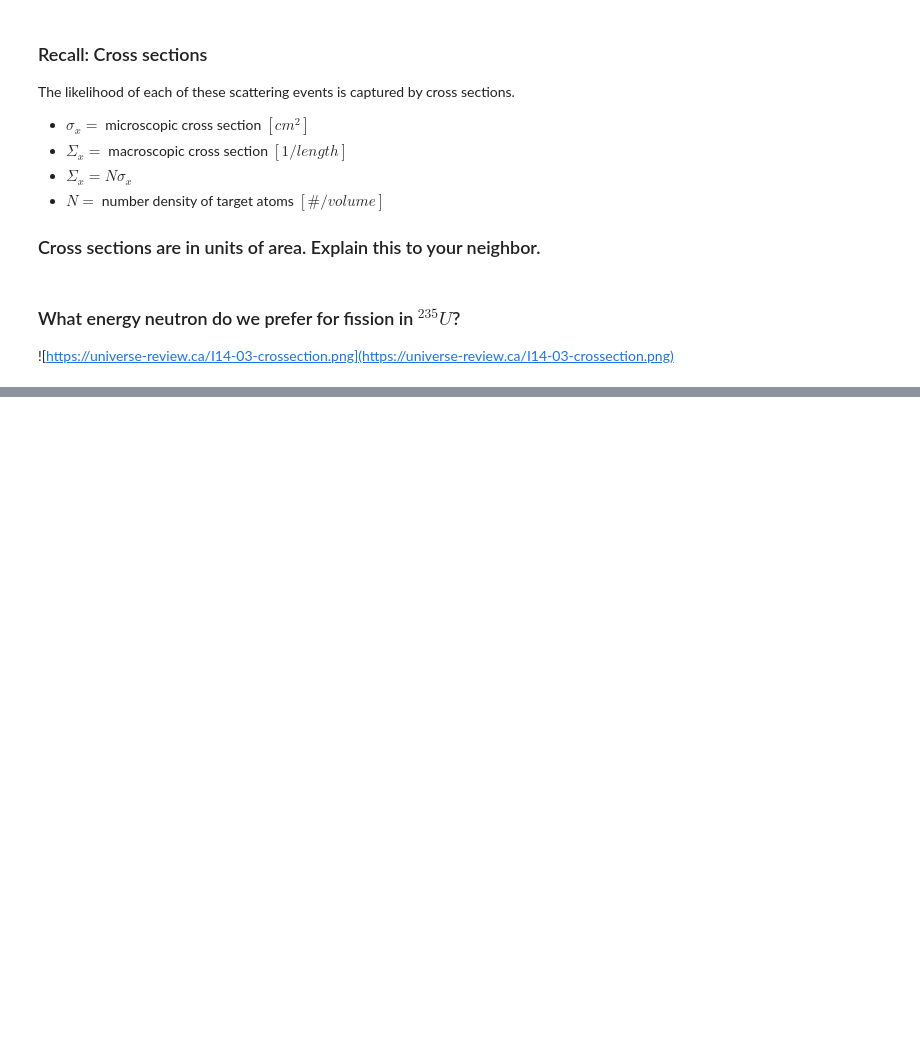
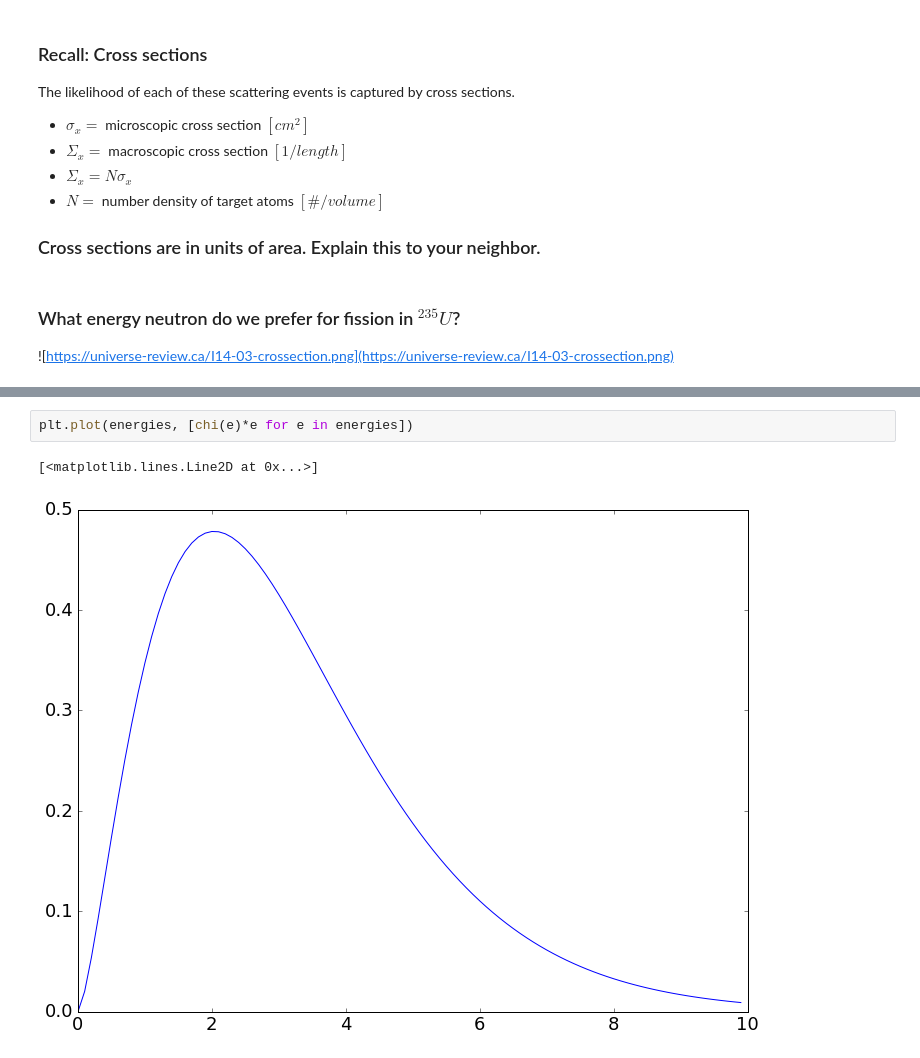
Before and after one commit to katyhuff/npre247, a Jupyter notebook: binary_reactions/binary-reactions.ipynb, the cells around one changed output, grey strips where cells are left out. Saved outputs shown, nothing was run; the diff lists cells and outputs as text; blank space fills up the shorter version.

```diff
--- a/binary_reactions/binary-reactions.ipynb
+++ b/binary_reactions/binary-reactions.ipynb
@@ -777,0 +927,5 @@ The likelihood of each of these scattering events is captured by cross sections.
+# %%
+plt.plot(energies, [chi(e)*e for e in energies])
+# %% [output]
+[<matplotlib.lines.Line2D at 0x...>]
+[figure, added]
```
Also changed, not shown: parts of 21 cells of this notebook, 1 other file.
